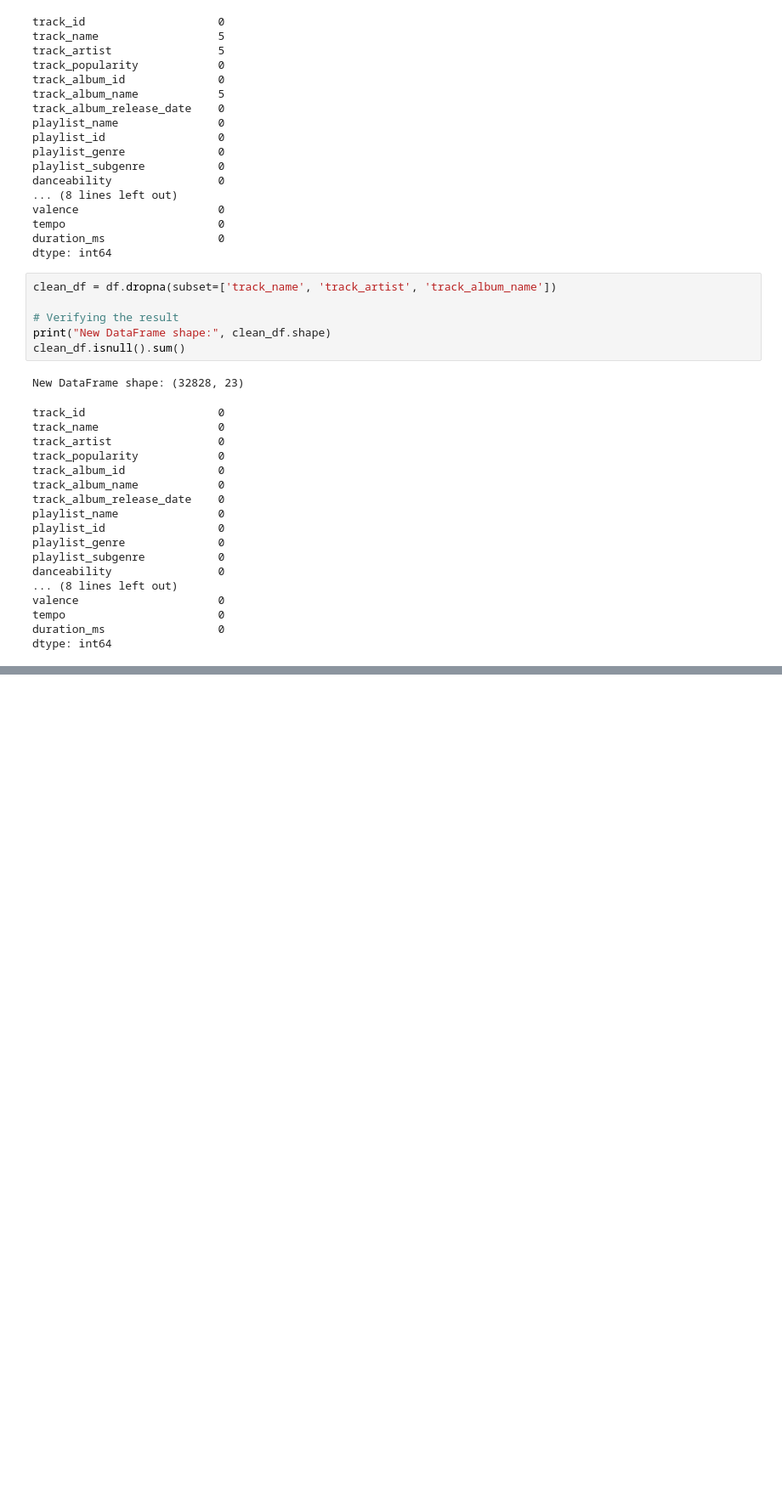
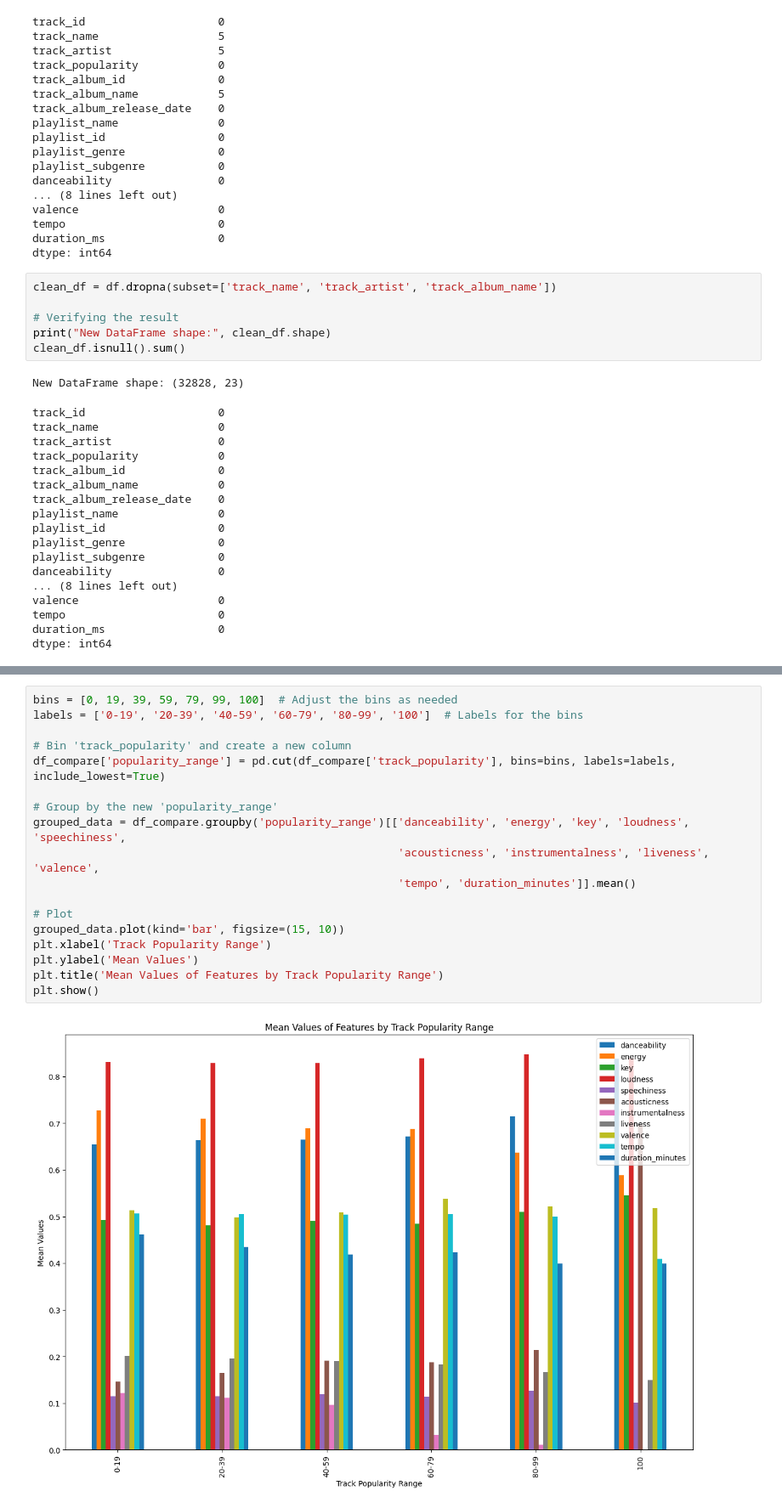
Before and after one commit to riwanahas/runreco, a Jupyter notebook: spotify_reco/models/spotify_reco_model_1.ipynb, the cells around one changed output, grey strips where cells are left out. Shown: that part at 85% size. Drawn from its saved outputs; the diff is of its cells as text; blank space fills up the shorter version.

```diff
--- a/spotify_reco/models/spotify_reco_model_1.ipynb
+++ b/spotify_reco/models/spotify_reco_model_1.ipynb
@@ -106,0 +200,20 @@ Name: tempo, dtype: float64
+# %%
+bins = [0, 19, 39, 59, 79, 99, 100]  # Adjust the bins as needed
+labels = ['0-19', '20-39', '40-59', '60-79', '80-99', '100']  # Labels for the bins
+
+# Bin 'track_popularity' and create a new column
+df_compare['popularity_range'] = pd.cut(df_compare['track_popularity'], bins=bins, labels=labels, include_lowest=True)
+
+# Group by the new 'popularity_range'
+grouped_data = df_compare.groupby('popularity_range')[['danceability', 'energy', 'key', 'loudness', 'speechiness',
+                                                       'acousticness', 'instrumentalness', 'liveness', 'valence',
+                                                       'tempo', 'duration_minutes']].mean()
+
+# Plot
+grouped_data.plot(kind='bar', figsize=(15, 10))
+plt.xlabel('Track Popularity Range')
+plt.ylabel('Mean Values')
+plt.title('Mean Values of Features by Track Popularity Range')
+plt.show()
+# %% [output]
+[figure, added]
```
Also changed, not shown: parts of 21 cells of this notebook.
